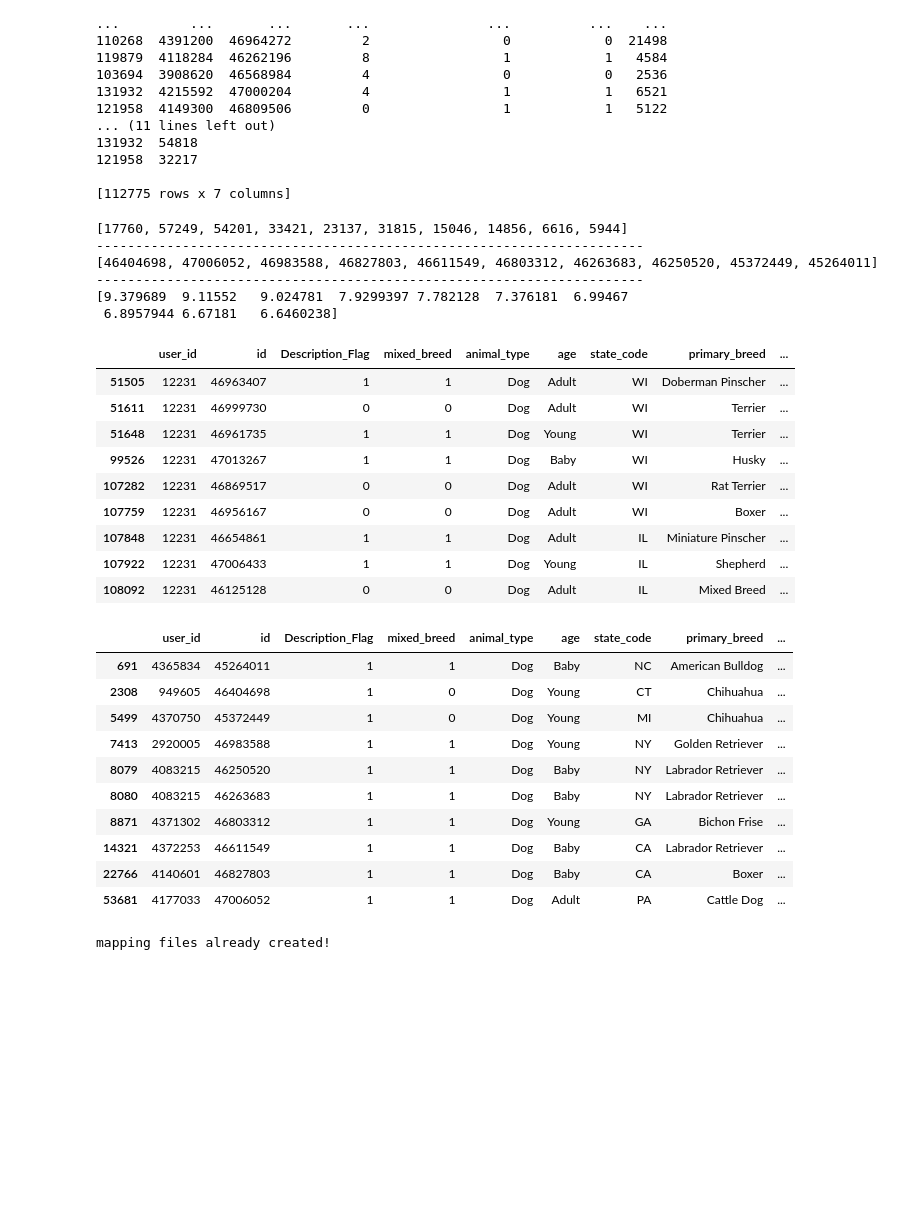
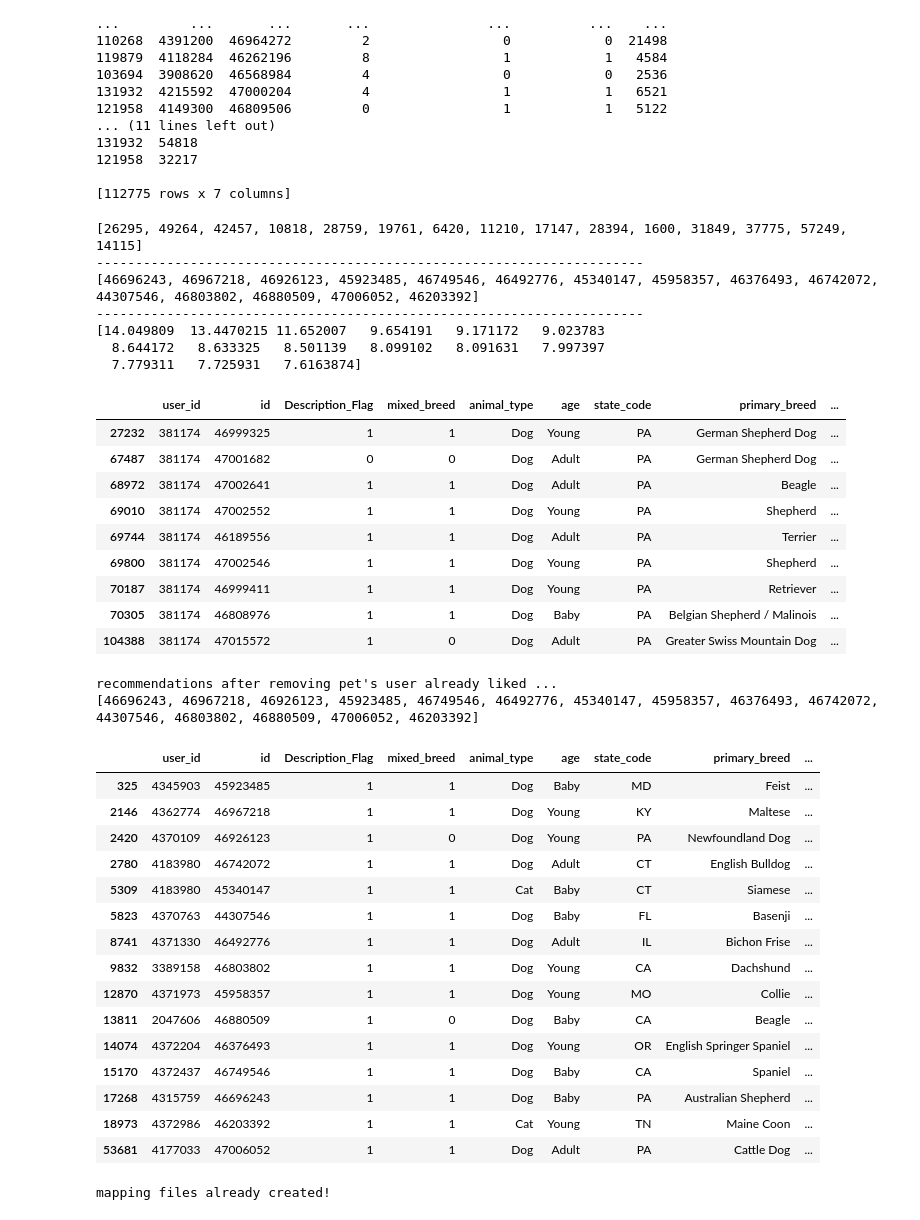
Before and after one commit to justinrichie/keras_recommendationengine, a Jupyter notebook: keras_recommendation.ipynb, the cells around one changed output. Drawn from its saved outputs; the diff is of its cells as text; code cells hidden in the pictures; blank space fills up the shorter version.

Commit message:
removing pets the user already liked from recommendations

```diff
--- a/keras_recommendation.ipynb
+++ b/keras_recommendation.ipynb
@@ -198,12 +198,12 @@ else:
     plt.ylabel("Training Error")
 # %%
 # making a recommendation
-select_user = 1
+select_user = 51
 pet_data = np.array(list(set(train.pet)))
 user = np.array([select_user for i in range(len(pet_data))])
 predictions = model.predict([user, pet_data])
 predictions = np.array([a[0] for a in predictions])
-recommended_pet_ids = (-predictions).argsort()[:10]
+recommended_pet_ids = (-predictions).argsort()[:15]
 
 # use pet_enc to get the original pet's id as it exists in the petfinder dataset
 original_ids = []
@@ -216,40 +216,55 @@ print(original_ids)
 print("----------------------------------------------------------------------")
 print(predictions[recommended_pet_ids])
 # %% [output]
-[17760, 57249, 54201, 33421, 23137, 31815, 15046, 14856, 6616, 5944]
+[26295, 49264, 42457, 10818, 28759, 19761, 6420, 11210, 17147, 28394, 1600, 31849, 37775, 57249, 14115]
 ----------------------------------------------------------------------
-[46404698, 47006052, 46983588, 46827803, 46611549, 46803312, 46263683, 46250520, 45372449, 45264011]
+[46696243, 46967218, 46926123, 45923485, 46749546, 46492776, 45340147, 45958357, 46376493, 46742072, 44307546, 46803802, 46880509, 47006052, 46203392]
 ----------------------------------------------------------------------
-[9.379689  9.11552   9.024781  7.9299397 7.782128  7.376181  6.99467
- 6.8957944 6.67181   6.6460238]
+[14.049809  13.4470215 11.652007   9.654191   9.171172   9.023783
+  8.644172   8.633325   8.501139   8.099102   8.091631   7.997397
+  7.779311   7.725931   7.6163874]
 # %%
 # view all the pets this user liked
 datatest[datatest.user_id == user_enc.inverse_transform([select_user])[0]]
 # %% [output]
 |  | user_id | id | Description_Flag | mixed_breed | animal_type | age | state_code | primary_breed | ... |
-| 51505 | 12231 | 46963407 | 1 | 1 | Dog | Adult | WI | Doberman Pinscher | ... |
-| 51611 | 12231 | 46999730 | 0 | 0 | Dog | Adult | WI | Terrier | ... |
-| 51648 | 12231 | 46961735 | 1 | 1 | Dog | Young | WI | Terrier | ... |
-| 99526 | 12231 | 47013267 | 1 | 1 | Dog | Baby | WI | Husky | ... |
-| 107282 | 12231 | 46869517 | 0 | 0 | Dog | Adult | WI | Rat Terrier | ... |
-| 107759 | 12231 | 46956167 | 0 | 0 | Dog | Adult | WI | Boxer | ... |
-| 107848 | 12231 | 46654861 | 1 | 1 | Dog | Adult | IL | Miniature Pinscher | ... |
-| 107922 | 12231 | 47006433 | 1 | 1 | Dog | Young | IL | Shepherd | ... |
-| 108092 | 12231 | 46125128 | 0 | 0 | Dog | Adult | IL | Mixed Breed | ... |
+| 27232 | 381174 | 46999325 | 1 | 1 | Dog | Young | PA | German Shepherd Dog | ... |
+| 67487 | 381174 | 47001682 | 0 | 0 | Dog | Adult | PA | German Shepherd Dog | ... |
+| 68972 | 381174 | 47002641 | 1 | 1 | Dog | Adult | PA | Beagle | ... |
+| 69010 | 381174 | 47002552 | 1 | 1 | Dog | Young | PA | Shepherd | ... |
+| 69744 | 381174 | 46189556 | 1 | 1 | Dog | Adult | PA | Terrier | ... |
+| 69800 | 381174 | 47002546 | 1 | 1 | Dog | Young | PA | Shepherd | ... |
+| 70187 | 381174 | 46999411 | 1 | 1 | Dog | Young | PA | Retriever | ... |
+| 70305 | 381174 | 46808976 | 1 | 1 | Dog | Baby | PA | Belgian Shepherd / Malinois | ... |
+| 104388 | 381174 | 47015572 | 1 | 0 | Dog | Adult | PA | Greater Swiss Mountain Dog | ... |
+# %%
+# get list of pets the user has already liked
+already_liked = datatest[datatest.user_id == user_enc.inverse_transform([select_user])[0]].id.tolist()
+filtered_recs = [x for x in original_ids if x not in already_liked]
+print ("recommendations after removing pet's user already liked ...")
+print (filtered_recs)
+# %% [output]
+recommendations after removing pet's user already liked ...
+[46696243, 46967218, 46926123, 45923485, 46749546, 46492776, 45340147, 45958357, 46376493, 46742072, 44307546, 46803802, 46880509, 47006052, 46203392]
 # %%
-# view the user's top 10 recommended pets
-datatest[datatest.id.isin(original_ids)].drop_duplicates(subset="id", keep="first")
+# view the user's recommended pets
+datatest[datatest.id.isin(filtered_recs)].drop_duplicates(subset="id", keep="first")
 # %% [output]
 |  | user_id | id | Description_Flag | mixed_breed | animal_type | age | state_code | primary_breed | ... |
-| 691 | 4365834 | 45264011 | 1 | 1 | Dog | Baby | NC | American Bulldog | ... |
-| 2308 | 949605 | 46404698 | 1 | 0 | Dog | Young | CT | Chihuahua | ... |
-| 5499 | 4370750 | 45372449 | 1 | 0 | Dog | Young | MI | Chihuahua | ... |
-| 7413 | 2920005 | 46983588 | 1 | 1 | Dog | Young | NY | Golden Retriever | ... |
-| 8079 | 4083215 | 46250520 | 1 | 1 | Dog | Baby | NY | Labrador Retriever | ... |
-| 8080 | 4083215 | 46263683 | 1 | 1 | Dog | Baby | NY | Labrador Retriever | ... |
-| 8871 | 4371302 | 46803312 | 1 | 1 | Dog | Young | GA | Bichon Frise | ... |
-| 14321 | 4372253 | 46611549 | 1 | 1 | Dog | Baby | CA | Labrador Retriever | ... |
-| 22766 | 4140601 | 46827803 | 1 | 1 | Dog | Baby | CA | Boxer | ... |
+| 325 | 4345903 | 45923485 | 1 | 1 | Dog | Baby | MD | Feist | ... |
+| 2146 | 4362774 | 46967218 | 1 | 1 | Dog | Young | KY | Maltese | ... |
+| 2420 | 4370109 | 46926123 | 1 | 0 | Dog | Young | PA | Newfoundland Dog | ... |
+| 2780 | 4183980 | 46742072 | 1 | 1 | Dog | Adult | CT | English Bulldog | ... |
+| 5309 | 4183980 | 45340147 | 1 | 1 | Cat | Baby | CT | Siamese | ... |
+| 5823 | 4370763 | 44307546 | 1 | 1 | Dog | Baby | FL | Basenji | ... |
+| 8741 | 4371330 | 46492776 | 1 | 1 | Dog | Adult | IL | Bichon Frise | ... |
+| 9832 | 3389158 | 46803802 | 1 | 1 | Dog | Young | CA | Dachshund | ... |
+| 12870 | 4371973 | 45958357 | 1 | 1 | Dog | Young | MO | Collie | ... |
+| 13811 | 2047606 | 46880509 | 1 | 0 | Dog | Baby | CA | Beagle | ... |
+| 14074 | 4372204 | 46376493 | 1 | 1 | Dog | Young | OR | English Springer Spaniel | ... |
+| 15170 | 4372437 | 46749546 | 1 | 1 | Dog | Baby | CA | Spaniel | ... |
+| 17268 | 4315759 | 46696243 | 1 | 1 | Dog | Baby | PA | Australian Shepherd | ... |
+| 18973 | 4372986 | 46203392 | 1 | 1 | Cat | Young | TN | Maine Coon | ... |
 | 53681 | 4177033 | 47006052 | 1 | 1 | Dog | Adult | PA | Cattle Dog | ... |
 # %%
 if os.path.exists('user_mappings.json') == False and os.path.exists('pet_mappings.json') == False:
```
